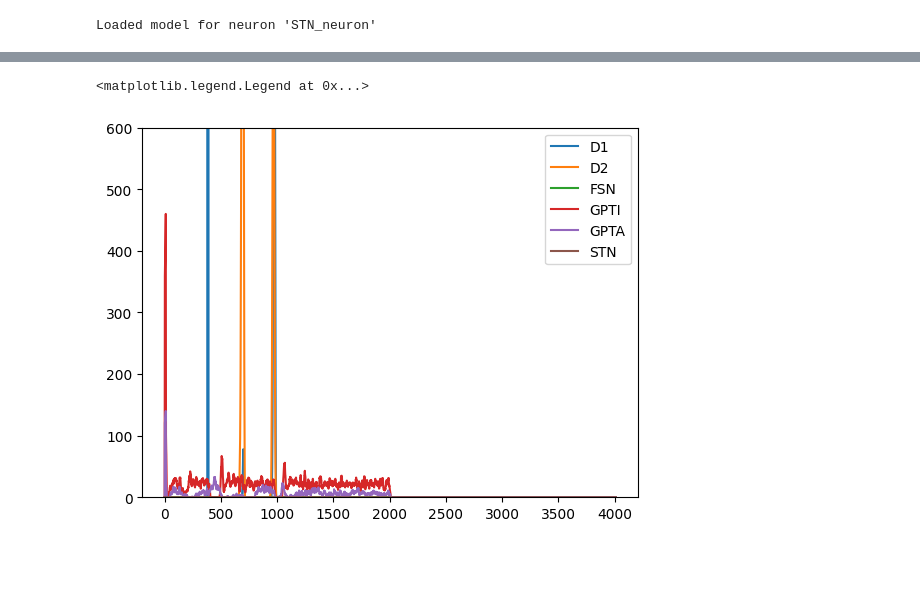
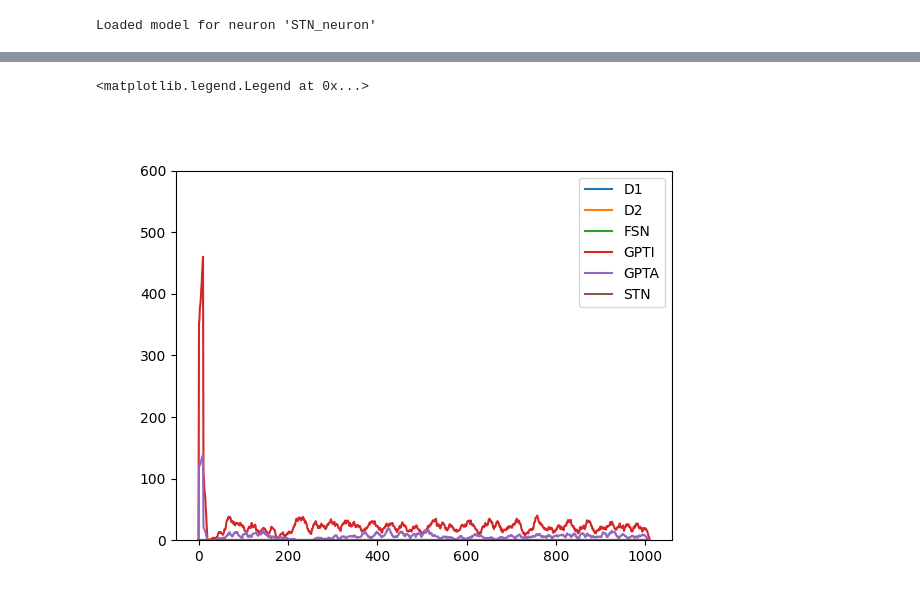
Before and after one commit to djanloo/quilt, a Jupyter notebook: basal_ganglia.ipynb, the cells around one changed output, grey strips where cells are left out. Saved outputs shown, nothing was run; the diff lists cells and outputs as text; code cells hidden in the pictures; blank space fills up the shorter version.

```diff
--- a/basal_ganglia.ipynb
+++ b/basal_ganglia.ipynb
@@ -53,16 +41,16 @@ for population in sn.populations.values():
 sn.populations[pop_state_monitorized].monitorize_states()
 # %%
 for pop in sn.populations.values():
-    pop.add_injector(50, 0, 200)
+    pop.add_injector(50, 0, 500)
 
-sn.populations["D1"].add_injector(500,  # pA
+sn.populations["D1"].add_injector(400,  # pA
                                   0,   # ms
-                                  100   # ms
+                                  500   # ms
                                  )
-sn.populations["D2"].add_injector(500,  # pA
+sn.populations["D2"].add_injector(400,  # pA
                                   0,   # ms
-                                  100   # ms
+                                  500   # ms
                                  )
 # %%
-sn.run(dt=0.1, time=400)
+sn.run(dt=0.1, time=100)
 # %% [output]
@@ -82,12 +69,13 @@ for pop in sn.populations.keys():
 
 states = sn.populations[pop_state_monitorized].get_data()['states']
 # %%
+fig, ax = plt.subplots()
 for pop in spikes.keys():
     N = 10
 
     plt.plot(np.convolve(spikes[pop], np.ones(N)), label=pop)
 plt.ylim(0,600)
 plt.legend()
 # %% [output]
 <matplotlib.legend.Legend at 0x...>
-[figure, old version]
+[figure, new version]
```
Also changed, not shown: parts of 4 cells of this notebook, 5 other files.
